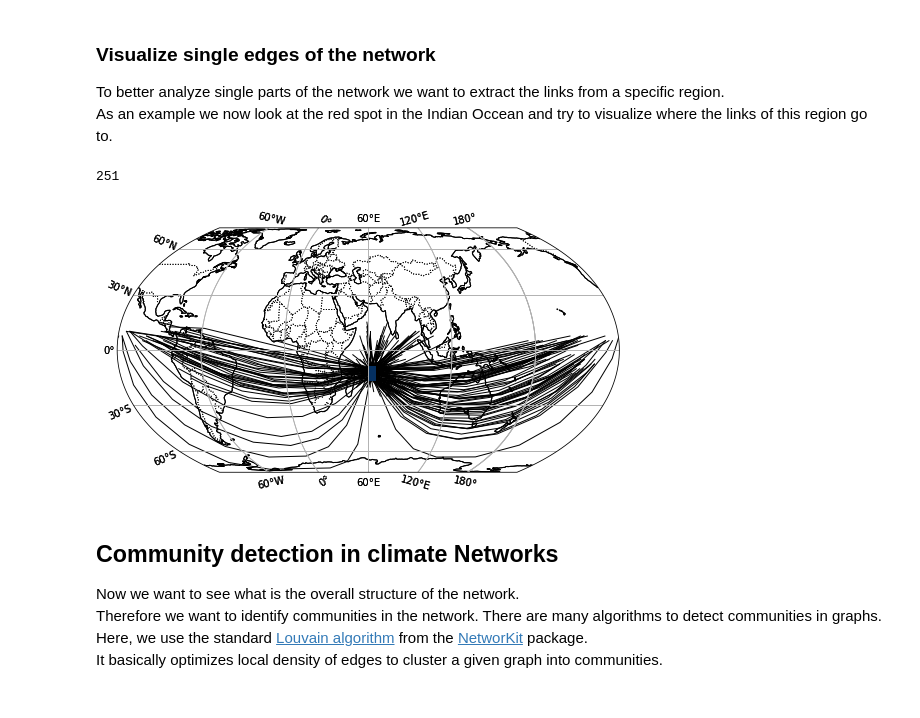
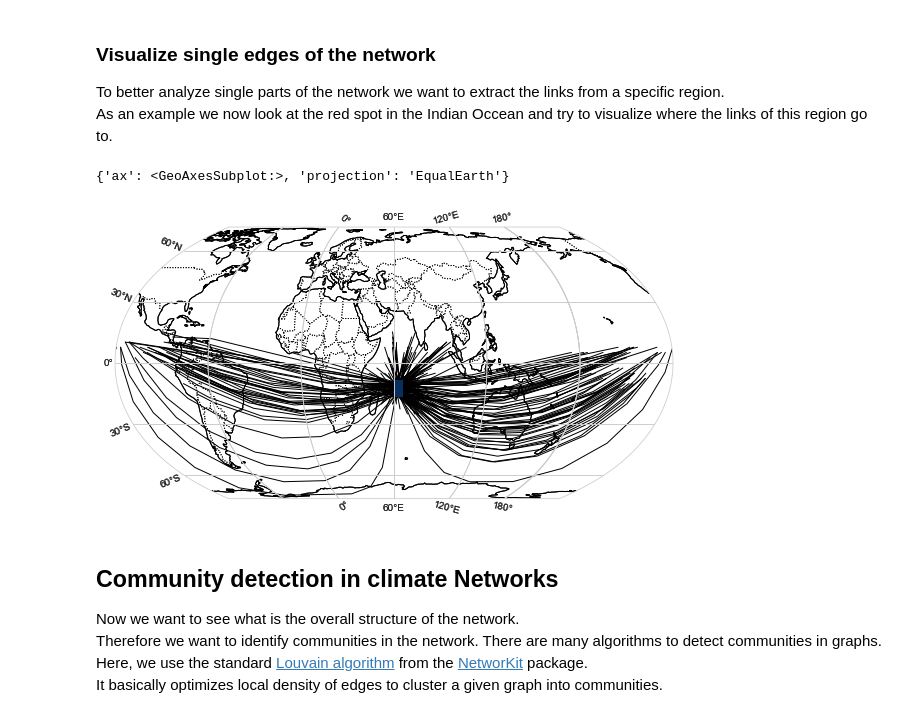
Before and after one commit to mlcs/seminar_ws22, a Jupyter notebook: 03_cn/climnet_t2m_global.ipynb, the cells around one changed output. Saved outputs shown, nothing was run; the diff lists cells and outputs as text; code cells hidden in the pictures.

```diff
--- a/03_cn/climnet_t2m_global.ipynb
+++ b/03_cn/climnet_t2m_global.ipynb
@@ -223,11 +224,18 @@ for sid in source_ids:
 edge_list = np.concatenate(edge_list, axis=0)  # transform to 2d np array
 # %%
 reload(put)
-im = put.plot_map(source_map, bar=False, central_longitude=60)
-put.plot_edges(cnx=cnx, edges=edge_list[::10], ax=im['ax'])  # Plot every 10th
+# Plot first the source region
+im = put.plot_map(source_map,
+                  bar=False,
+                  projection='EqualEarth',
+                  central_longitude=60)
+# Plot edges from this source region
+put.plot_edges(cnx=cnx,
+               edges=edge_list[::10],
+               ax=im['ax'])  # Plot every 10th
 # %% [output]
-251
+{'ax': <GeoAxesSubplot:>, 'projection': 'EqualEarth'}
-[figure, old version]
+[figure, new version]
 # %% [markdown]
 ## Community detection in climate Networks
 Now we want to see what is the overall structure of the network.
```
Also changed, not shown: parts of 9 cells of this notebook, 2 other files.
